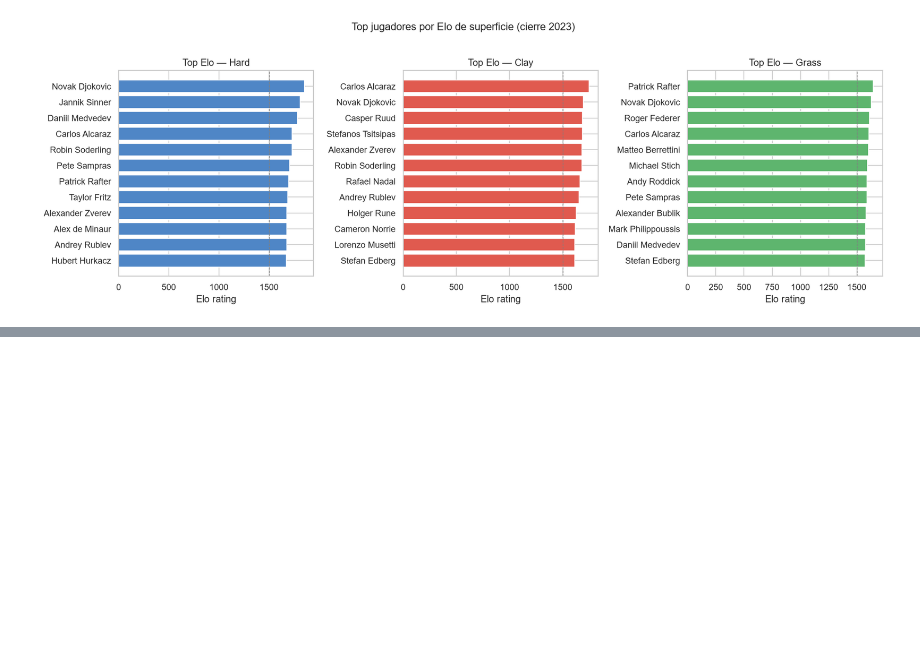
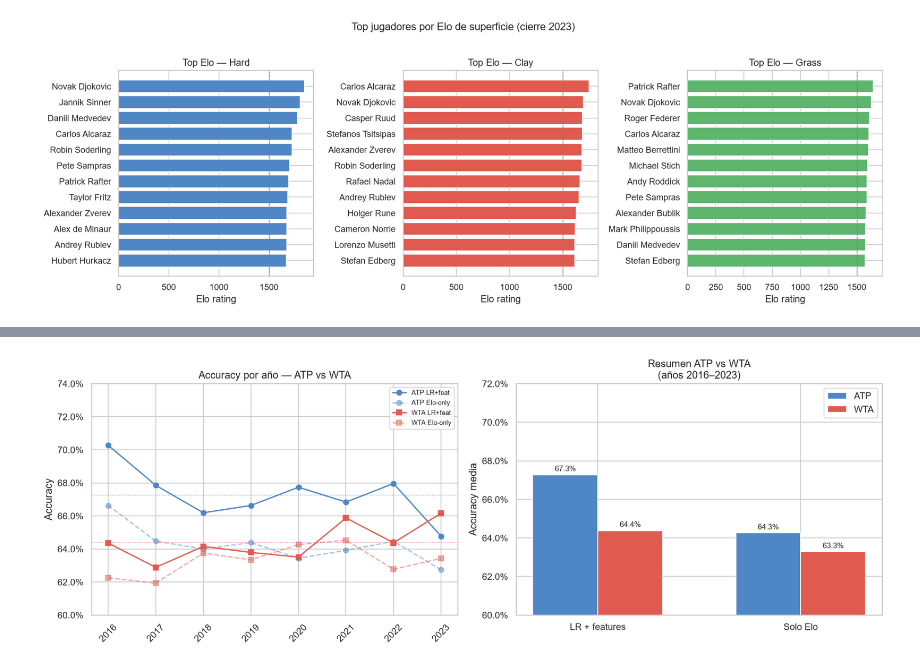
Before and after one commit to CTCLIM4/ia-tenis, a Jupyter notebook: notebooks/01_exploratory.ipynb, the cells around one changed output, grey strips where cells are left out. Saved outputs shown, nothing was run; the diff lists cells and outputs as text; code cells hidden in the pictures; blank space fills up the shorter version.

```diff
--- a/notebooks/01_exploratory.ipynb
+++ b/notebooks/01_exploratory.ipynb
@@ -360,0 +498,52 @@ plt.show()
+# %%
+fig, axes = plt.subplots(1, 2, figsize=(14, 5))
+atp_color, wta_color = '#4f86c6', '#e05a4f'
+
+# Usar solo años presentes en ambos resultados
+common_years = sorted(set(atp_w.index) & set(wta_w.index))
+
+# -- Izquierda: accuracy por año --
+axes[0].plot(common_years, atp_w.loc[common_years, 'accuracy'],
+             marker='o', color=atp_color, label='ATP LR+feat')
+axes[0].plot(common_years, atp_w.loc[common_years, 'elo_only_accuracy'],
+             marker='o', color=atp_color, label='ATP Elo-only', linestyle='--', alpha=0.5)
+axes[0].plot(common_years, wta_w.loc[common_years, 'accuracy'],
+             marker='s', color=wta_color, label='WTA LR+feat')
+axes[0].plot(common_years, wta_w.loc[common_years, 'elo_only_accuracy'],
+             marker='s', color=wta_color, label='WTA Elo-only', linestyle='--', alpha=0.5)
+
+axes[0].axhline(atp_w.loc[common_years, 'accuracy'].mean(), color=atp_color, linewidth=0.8, linestyle=':')
+axes[0].axhline(wta_w.loc[common_years, 'accuracy'].mean(), color=wta_color, linewidth=0.8, linestyle=':')
+axes[0].set_title('Accuracy por año — ATP vs WTA')
+axes[0].set_ylabel('Accuracy')
+axes[0].set_xticks(common_years)
+axes[0].tick_params(axis='x', rotation=45)
+axes[0].yaxis.set_major_formatter(mtick.PercentFormatter(1.0, decimals=1))
+axes[0].legend(fontsize=8)
+axes[0].set_ylim(0.60, 0.74)
+
+# -- Derecha: barra resumen (medias sobre años comunes) --
+metrics = ['accuracy', 'elo_only_accuracy']
+labels  = ['LR + features', 'Solo Elo']
+x = np.arange(len(metrics))
+w = 0.32
+atp_vals = [atp_w.loc[common_years, m].mean() for m in metrics]
+wta_vals = [wta_w.loc[common_years, m].mean() for m in metrics]
+
+bars_atp = axes[1].bar(x - w/2, atp_vals, width=w, color=atp_color, label='ATP')
+bars_wta = axes[1].bar(x + w/2, wta_vals, width=w, color=wta_color, label='WTA')
+axes[1].set_xticks(x)
+axes[1].set_xticklabels(labels)
+axes[1].set_ylabel('Accuracy media')
+axes[1].set_title(f'Resumen ATP vs WTA\n(años {min(common_years)}–{max(common_years)})')
+axes[1].yaxis.set_major_formatter(mtick.PercentFormatter(1.0, decimals=1))
+axes[1].legend()
+axes[1].set_ylim(0.60, 0.72)
+for bar, val in list(zip(bars_atp, atp_vals)) + list(zip(bars_wta, wta_vals)):
+    axes[1].text(bar.get_x() + bar.get_width()/2, val + 0.001,
+                 f'{val*100:.1f}%', ha='center', va='bottom', fontsize=9)
+
+plt.tight_layout()
+plt.show()
+# %% [output]
+[figure, added]
```
Also changed, not shown: parts of 20 cells of this notebook, 6 other files.
